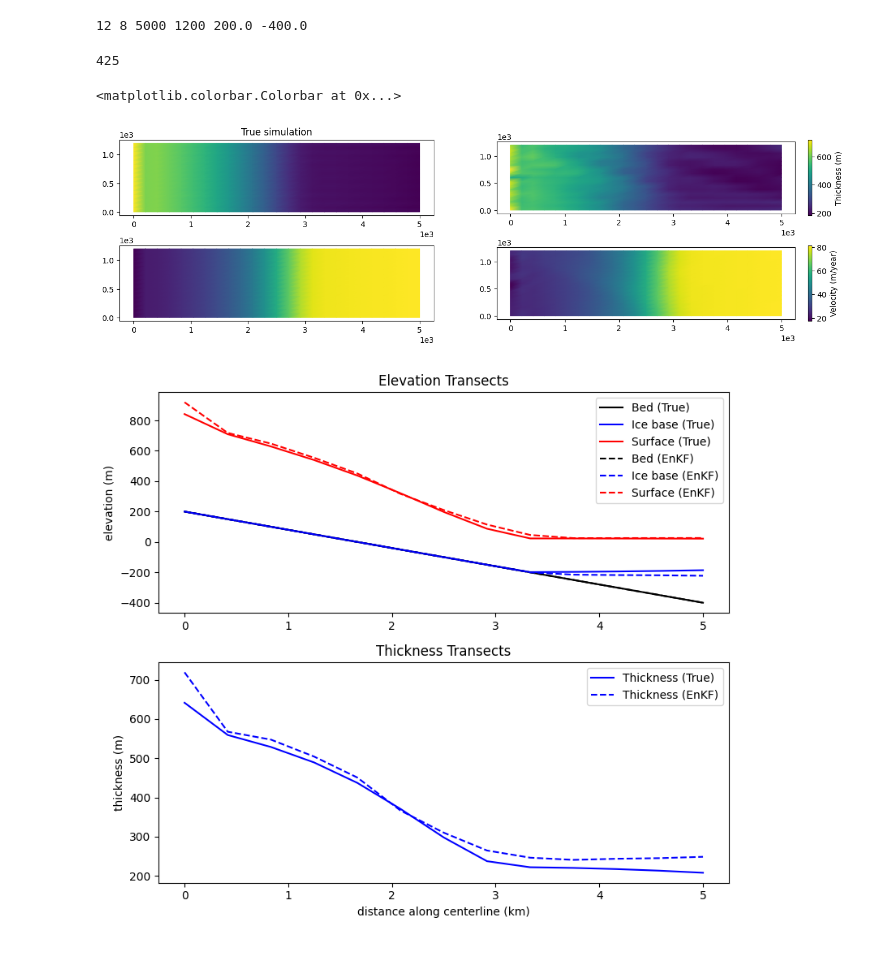
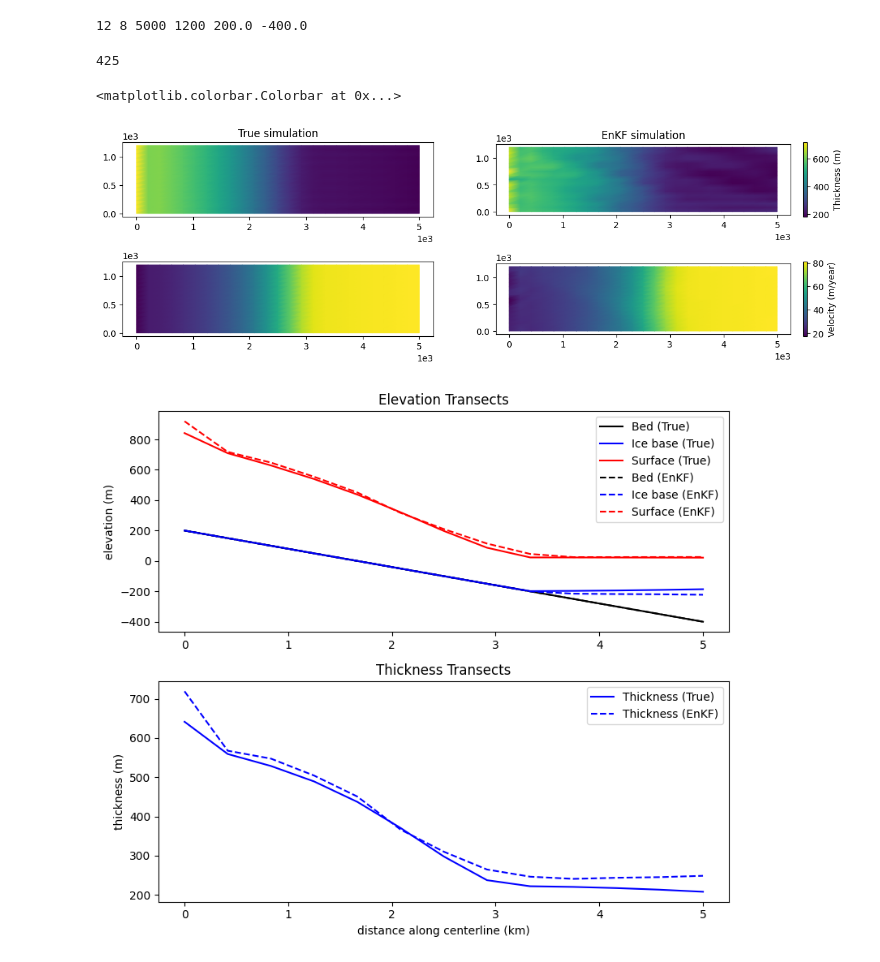
Before and after one commit to ICESEE-project/ICESEE, a Jupyter notebook: applications/icepack_model/examples/synthetic_ice_stream/read_results.ipynb, the cells around one changed output. Saved outputs shown, nothing was run; the diff lists cells and outputs as text; code cells hidden in the pictures.

Commit message:
changed plotting style

```diff
--- a/applications/icepack_model/examples/synthetic_ice_stream/read_results.ipynb
+++ b/applications/icepack_model/examples/synthetic_ice_stream/read_results.ipynb
@@ -170,39 +170,39 @@ from firedrake import div
 import copy
 import icepack
 import icepack.plot
-fig, axes = icepack.plot.subplots(2, 2, figsize=(16, 4.5))
+fig, axes = icepack.plot.subplots(2, 2, figsize=(14, 4.5))
 step = nt - 1
 hhtrue = firedrake.Function(Q)
 print(hhtrue.dat.data.size)
 uutrue = firedrake.Function(V)
 hhtrue.dat.data[:] = copy.deepcopy(ensemble_true_state[:hdim, step])
 colors = firedrake.tripcolor(hhtrue, axes=axes[0][0])
 # fig.colorbar(colors, ax=axes[0][0], fraction=0.012, pad=0.04, label="Thickness (m)")
 axes[0][0].set_title("True simulation")
 
 # plotting the velocity field
 uutrue.dat.data[:, 0] = copy.deepcopy(ensemble_true_state[hdim:2*hdim, step])
 uutrue.dat.data[:, 1] = copy.deepcopy(ensemble_true_state[2*hdim:3*hdim, step])
 colors = firedrake.tripcolor(uutrue, axes=axes[1][0])
 # fig.colorbar(colors, ax=axes[1][0], fraction=0.012, pad=0.04, label="Velocity`(m/year)")
 
 # EnKF simulation
-axes[0][0].set_title("EnKF simulation")
+axes[0][1].set_title("EnKF simulation")
 hhenkf = firedrake.Function(Q)
 uuenkf = firedrake.Function(V)
 hhenkf.dat.data[:] = copy.deepcopy(ensemble_vec_mean[:hdim, step])
 colors = firedrake.tripcolor(hhenkf, axes=axes[0][1])
 fig.colorbar(colors, ax=axes[0][1], fraction=0.012, pad=0.04, label="Thickness (m)")
 
 # plotting the velocity field
 uuenkf.dat.data[:, 0] = copy.deepcopy(ensemble_vec_mean[hdim:2*hdim, step])
 uuenkf.dat.data[:, 1] = copy.deepcopy(ensemble_vec_mean[2*hdim:3*hdim, step])
 colors = firedrake.tripcolor(uuenkf, axes=axes[1][1])
 fig.colorbar(colors, ax=axes[1][1], fraction=0.012, pad=0.04, label="Velocity (m/year)")
 # %% [output]
 425
 <matplotlib.colorbar.Colorbar at 0x...>
-[figure, old version]
+[figure, new version]
 # %%
 # we can draw some transects through the domain to see what the surface, bed, and ice base elevation look like
 
```
